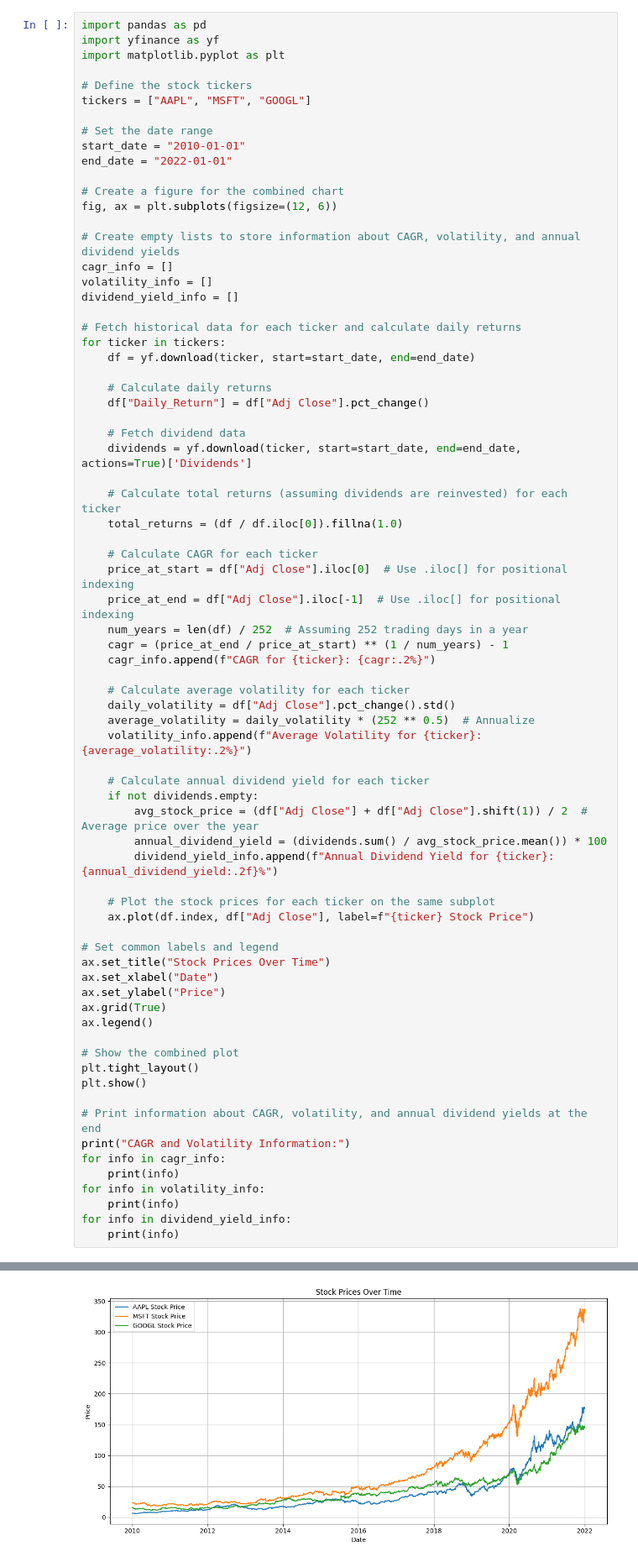
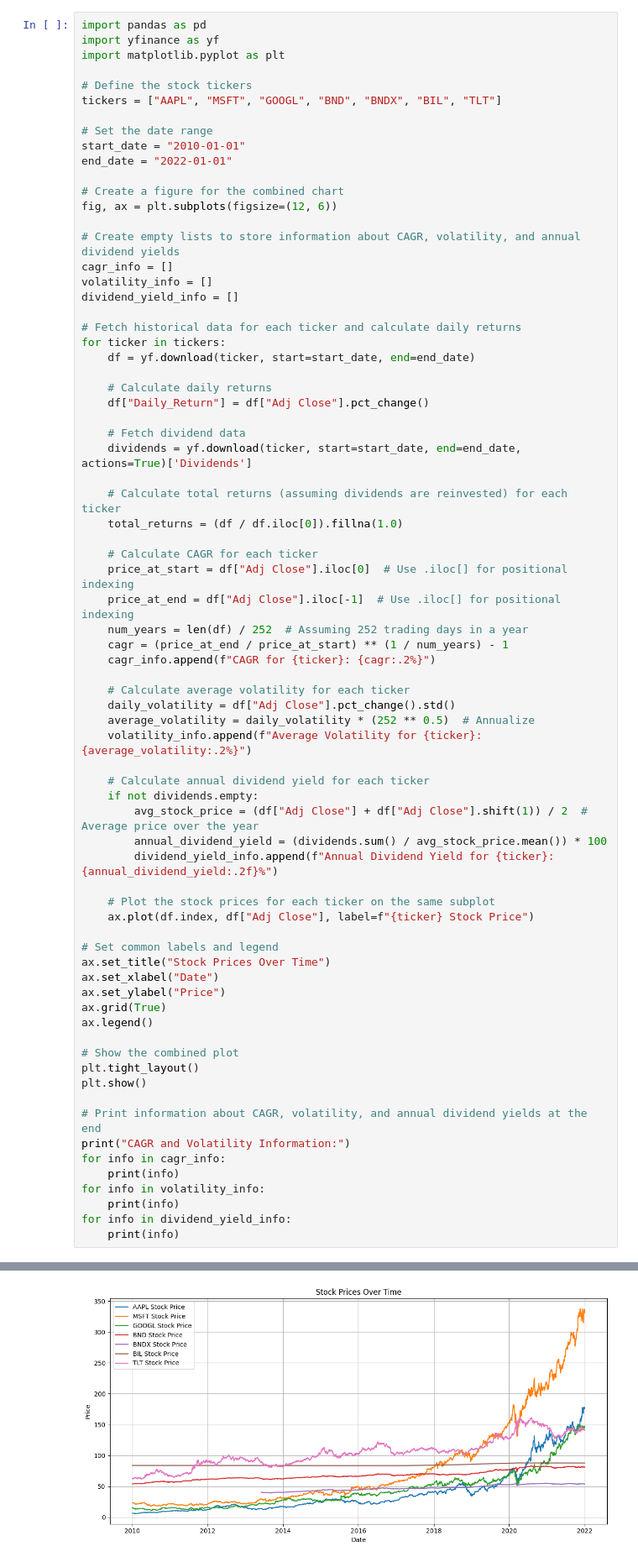
Before and after one commit to UriZafrir/Python-Portfolio-Backtesting-Example, a Jupyter notebook: Notebook.ipynb, the cells around one changed output, grey strips where cells are left out. Shown: that part at 84% size. Saved outputs shown, nothing was run; the diff lists cells and outputs as text.

```diff
--- a/Notebook.ipynb
+++ b/Notebook.ipynb
@@ -4,7 +4,7 @@ import yfinance as yf
 import matplotlib.pyplot as plt
 
 # Define the stock tickers
-tickers = ["AAPL", "MSFT", "GOOGL"]
+tickers = ["AAPL", "MSFT", "GOOGL", "BND", "BNDX", "BIL", "TLT"]
 
 # Set the date range
 start_date = "2010-01-01"
@@ -81,4 +89,4 @@ for info in dividend_yield_info:
-[figure, old version]
+[figure, new version]
 CAGR and Volatility Information:
 CAGR for AAPL: 31.68%
 CAGR for MSFT: 24.68%
```
Also changed, not shown: parts of 1 cell of this notebook.
